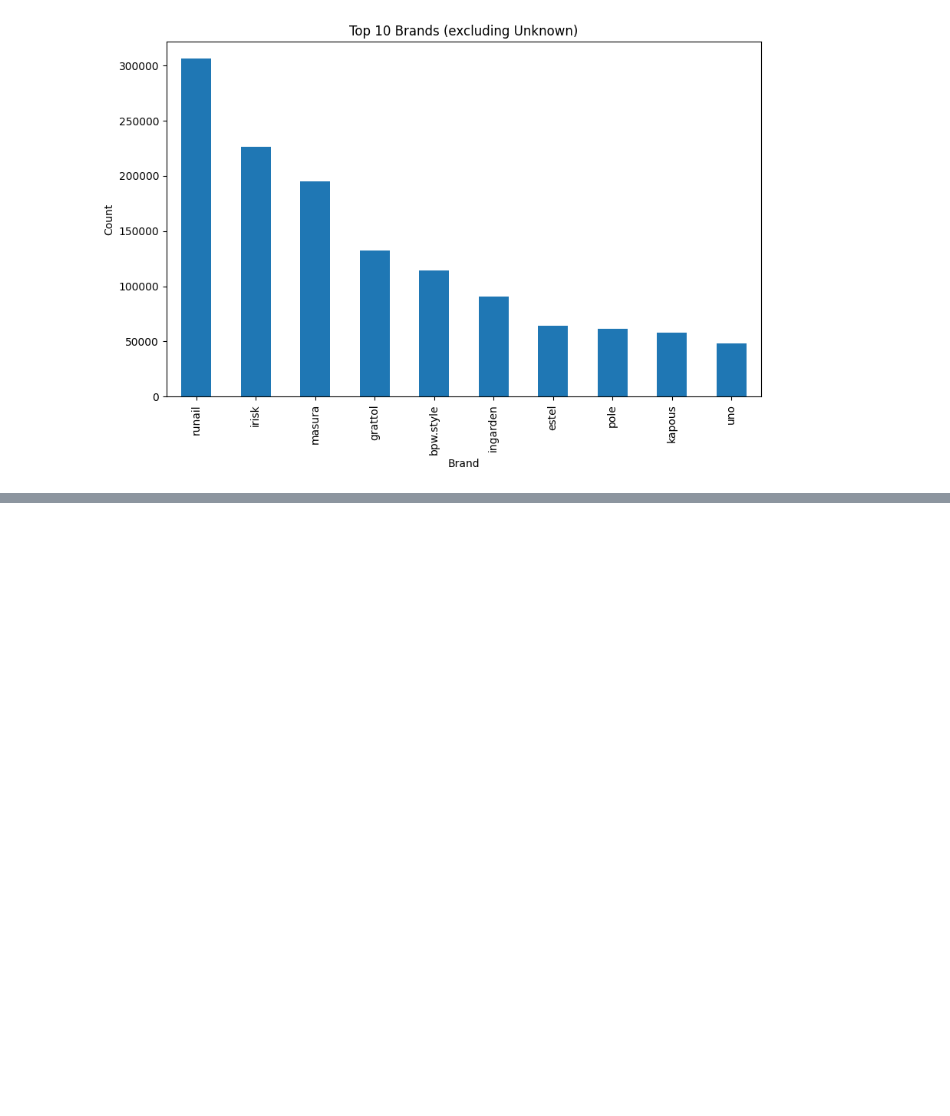
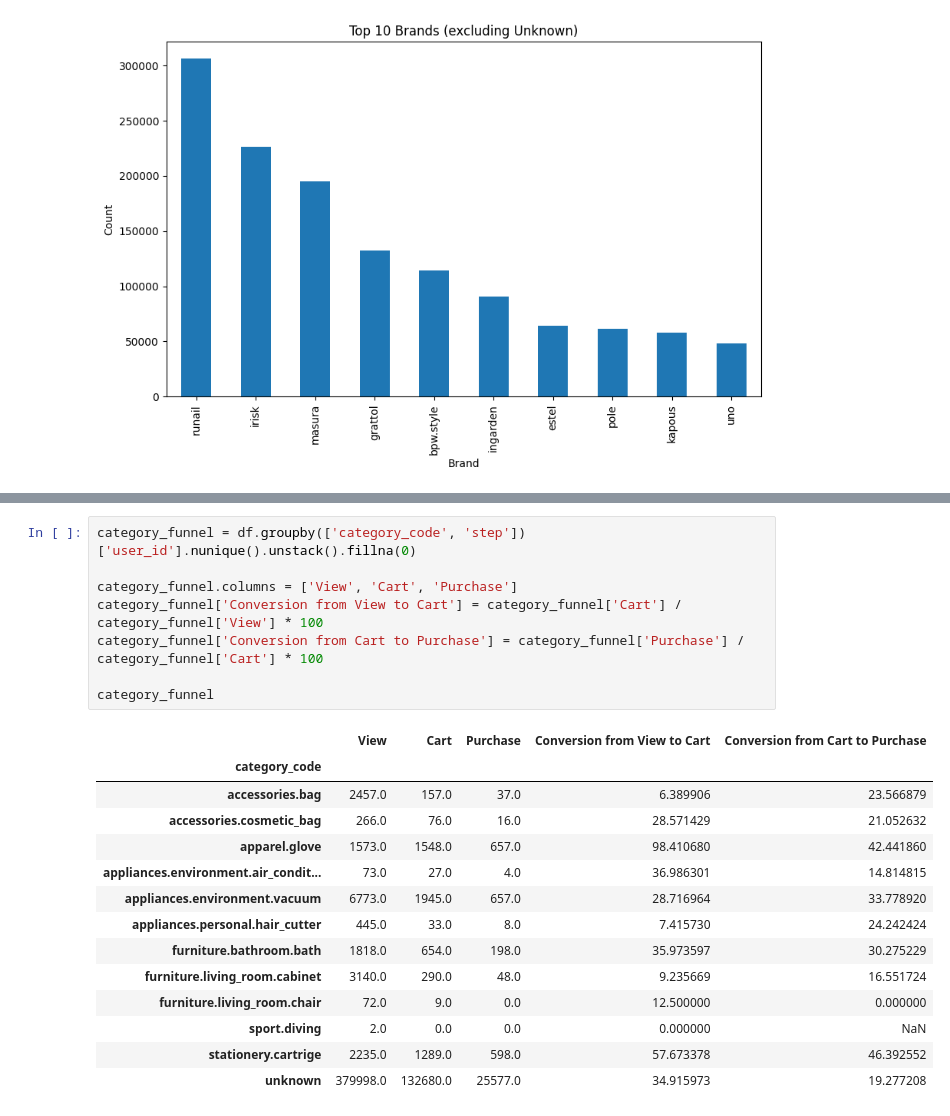
Before and after one commit to bertnyak/ecom_events, a Jupyter notebook: 01_eda.ipynb, the cells around one changed output, grey strips where cells are left out. Cells and saved outputs as stored; diff of their text form; blank space fills up the shorter version.

```diff
--- a/01_eda.ipynb
+++ b/01_eda.ipynb
@@ -137,0 +193,23 @@ plt.show()
+# %%
+category_funnel = df.groupby(['category_code', 'step'])['user_id'].nunique().unstack().fillna(0)
+
+category_funnel.columns = ['View', 'Cart', 'Purchase']
+category_funnel['Conversion from View to Cart'] = category_funnel['Cart'] / category_funnel['View'] * 100
+category_funnel['Conversion from Cart to Purchase'] = category_funnel['Purchase'] / category_funnel['Cart'] * 100
+
+category_funnel
+# %% [output]
+|  | View | Cart | Purchase | Conversion from View to Cart | Conversion from Cart to Purchase |
+| category_code |  |  |  |  |  |
+| accessories.bag | 2457.0 | 157.0 | 37.0 | 6.389906 | 23.566879 |
+| accessories.cosmetic_bag | 266.0 | 76.0 | 16.0 | 28.571429 | 21.052632 |
+| apparel.glove | 1573.0 | 1548.0 | 657.0 | 98.410680 | 42.441860 |
+| appliances.environment.air_condit... | 73.0 | 27.0 | 4.0 | 36.986301 | 14.814815 |
+| appliances.environment.vacuum | 6773.0 | 1945.0 | 657.0 | 28.716964 | 33.778920 |
+| appliances.personal.hair_cutter | 445.0 | 33.0 | 8.0 | 7.415730 | 24.242424 |
+| furniture.bathroom.bath | 1818.0 | 654.0 | 198.0 | 35.973597 | 30.275229 |
+| furniture.living_room.cabinet | 3140.0 | 290.0 | 48.0 | 9.235669 | 16.551724 |
+| furniture.living_room.chair | 72.0 | 9.0 | 0.0 | 12.500000 | 0.000000 |
+| sport.diving | 2.0 | 0.0 | 0.0 | 0.000000 | NaN |
+| stationery.cartrige | 2235.0 | 1289.0 | 598.0 | 57.673378 | 46.392552 |
+| unknown | 379998.0 | 132680.0 | 25577.0 | 34.915973 | 19.277208 |
```
Also changed, not shown: parts of 5 cells of this notebook.
